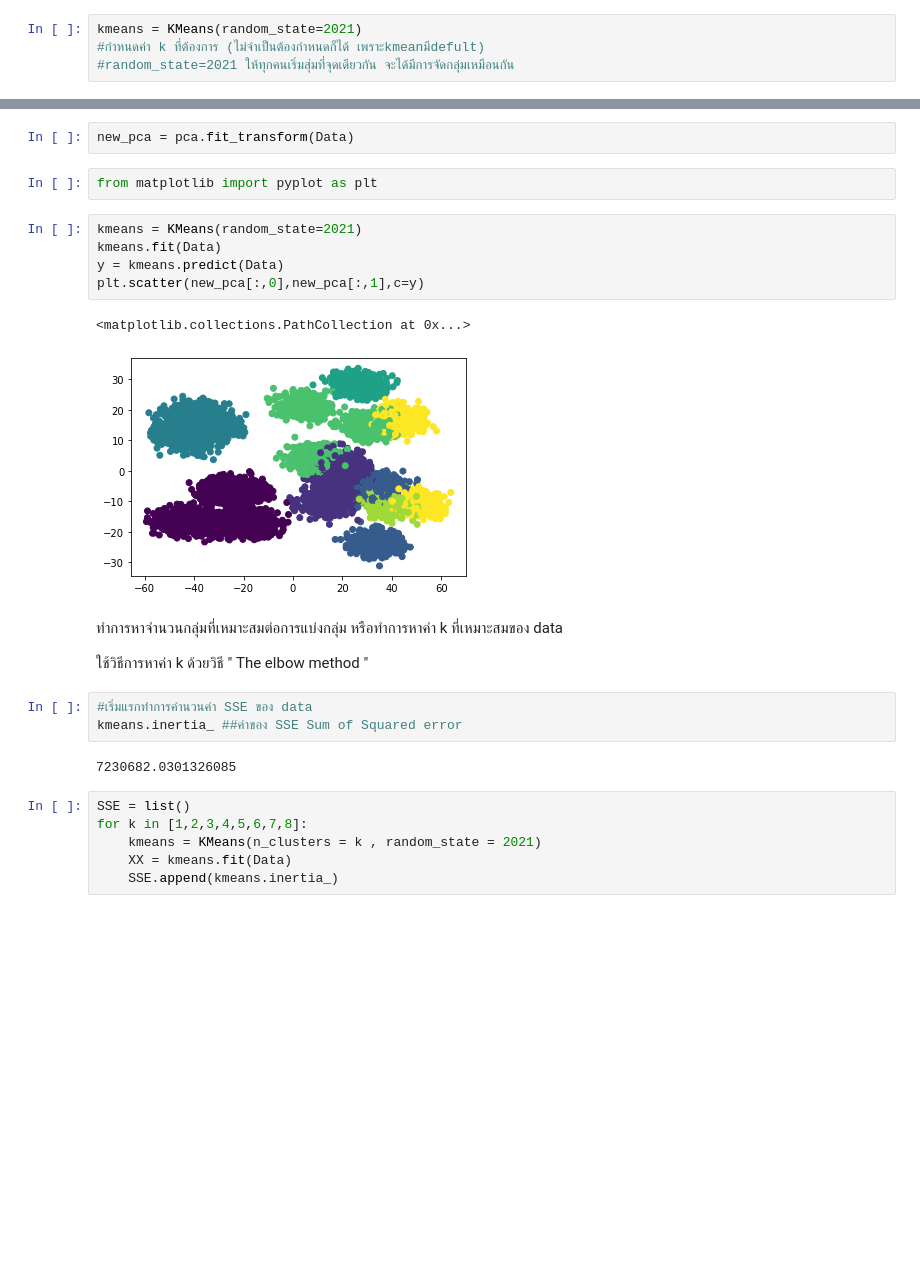
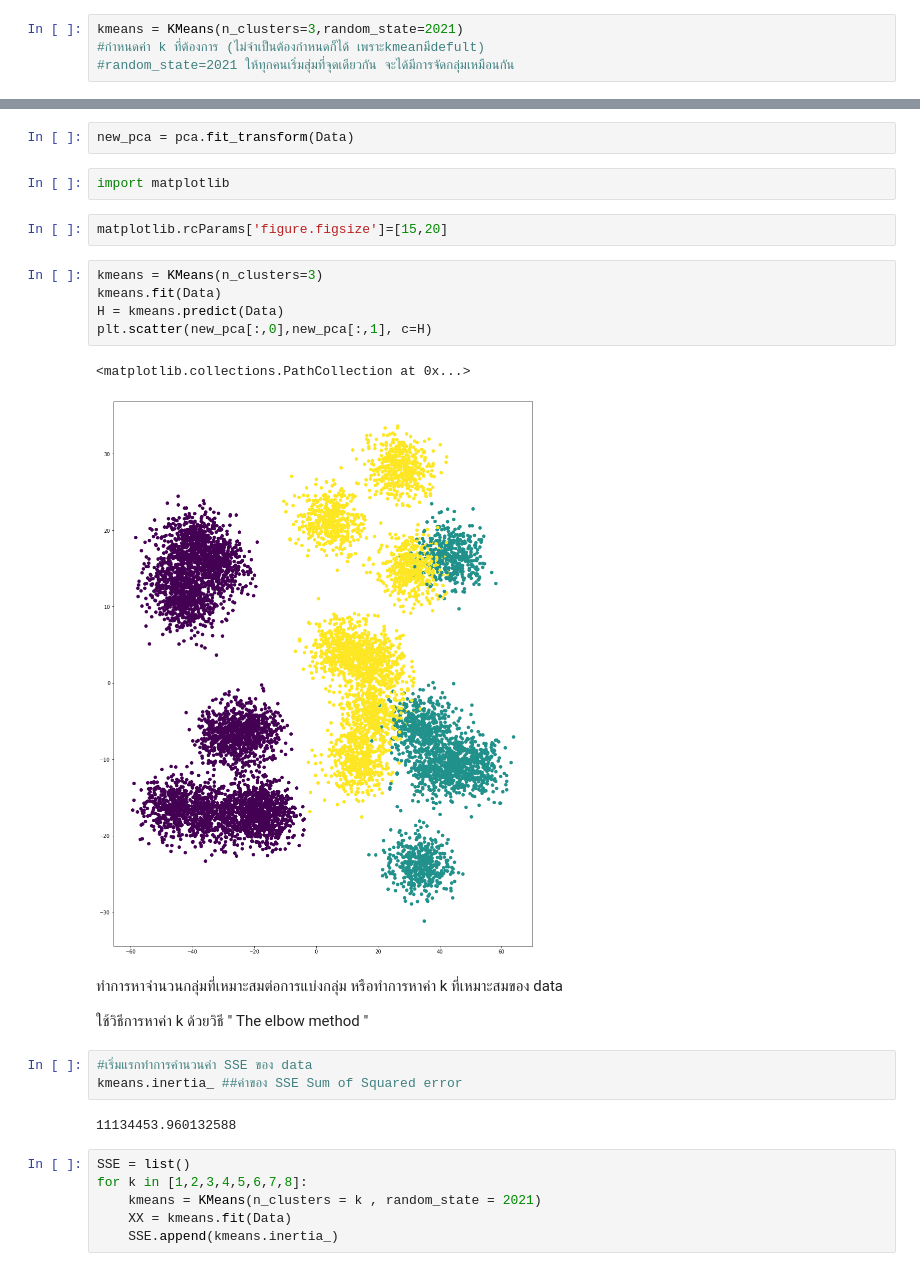
Before and after one commit to gameaphiwat/Multivariate, a Jupyter notebook: Multivariate_Exam.ipynb, the cells around one changed output, grey strips where cells are left out. Saved outputs shown, nothing was run; the diff lists cells and outputs as text; blank space fills up the shorter version.

```diff
--- a/Multivariate_Exam.ipynb
+++ b/Multivariate_Exam.ipynb
@@ -73,7 +113,7 @@ from sklearn.cluster import KMeans
 # %% [markdown]
 ##**Difine**
 # %%
-kmeans = KMeans(random_state=2021)
+kmeans = KMeans(n_clusters=3,random_state=2021)
 #กำหนดค่า k ที่ต้องการ (ไม่จำเป็นต้องกำหนดก็ได้ เพราะkmeanมีdefult)
 #random_state=2021 ให้ทุกคนเริ่มสุ่มที่จุดเดียวกัน จะได้มีการจัดกลุ่มเหมือนกัน
 # %% [markdown]
@@ -119,16 +160,18 @@ array([2, 2, 2, ..., 0, 3, 1], dtype=int32)
 pca = PCA(n_components=2)
 # %%
 new_pca = pca.fit_transform(Data)
-# %%
-from matplotlib import pyplot as plt
+# %%
+import matplotlib
+# %%
+matplotlib.rcParams['figure.figsize']=[15,20]
 # %%
-kmeans = KMeans(random_state=2021)
+kmeans = KMeans(n_clusters=3)
 kmeans.fit(Data)
-y = kmeans.predict(Data)
-plt.scatter(new_pca[:,0],new_pca[:,1],c=y)
+H = kmeans.predict(Data)
+plt.scatter(new_pca[:,0],new_pca[:,1], c=H)
 # %% [output]
 <matplotlib.collections.PathCollection at 0x...>
-[figure, old version]
+[figure, new version]
 # %% [markdown]
 ทำการหาจำนวนกลุ่มที่เหมาะสมต่อการแบ่งกลุ่ม หรือทำการหาค่า k ที่เหมาะสมของ data
 
@@ -137,7 +180,7 @@ plt.scatter(new_pca[:,0],new_pca[:,1],c=y)
 #เริ่มแรกทำการคำนวนค่า SSE ของ data
 kmeans.inertia_ ##ค่าของ SSE Sum of Squared error
 # %% [output]
-7230682.0301326085
+11134453.960132588
 # %%
 SSE = list()
 for k in [1,2,3,4,5,6,7,8]:
```
Also changed, not shown: parts of 37 cells of this notebook.
